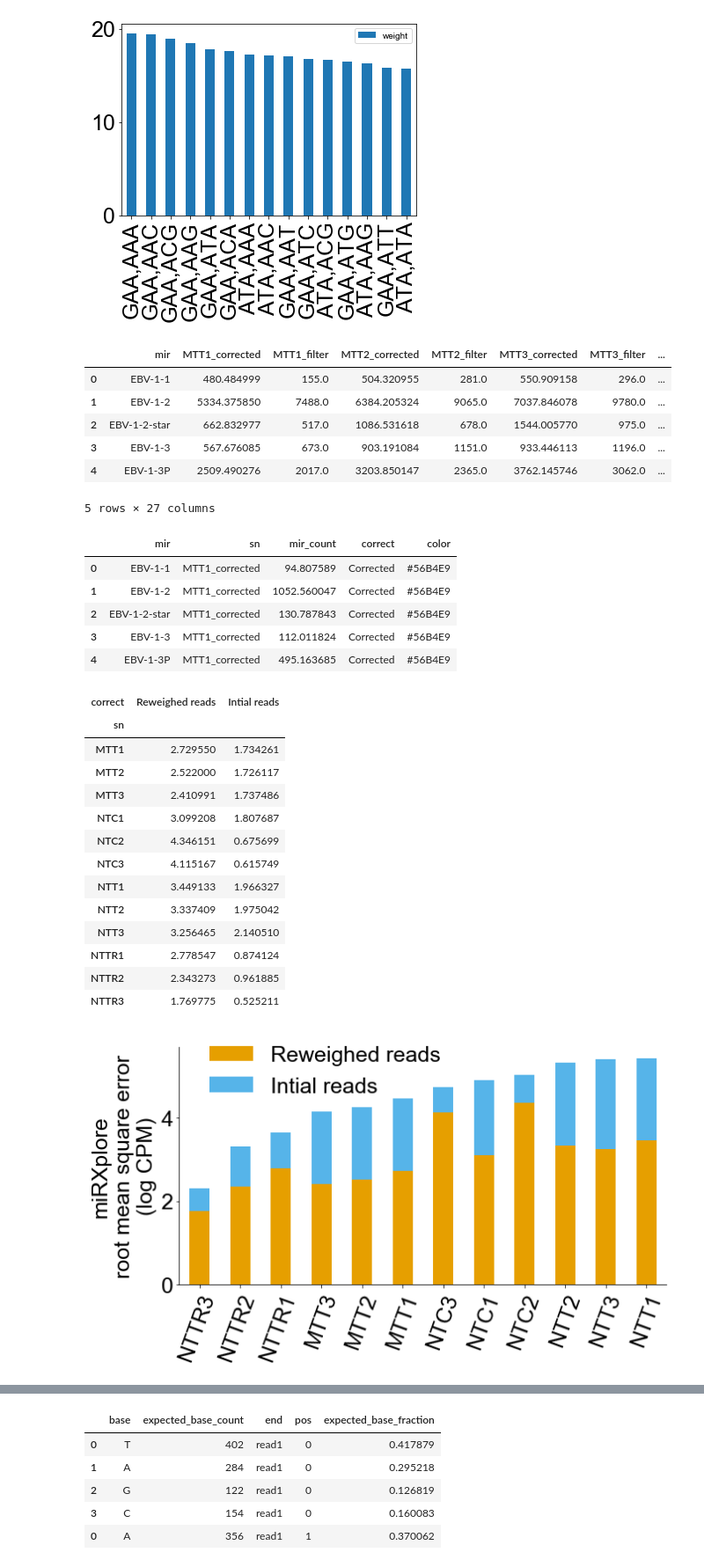
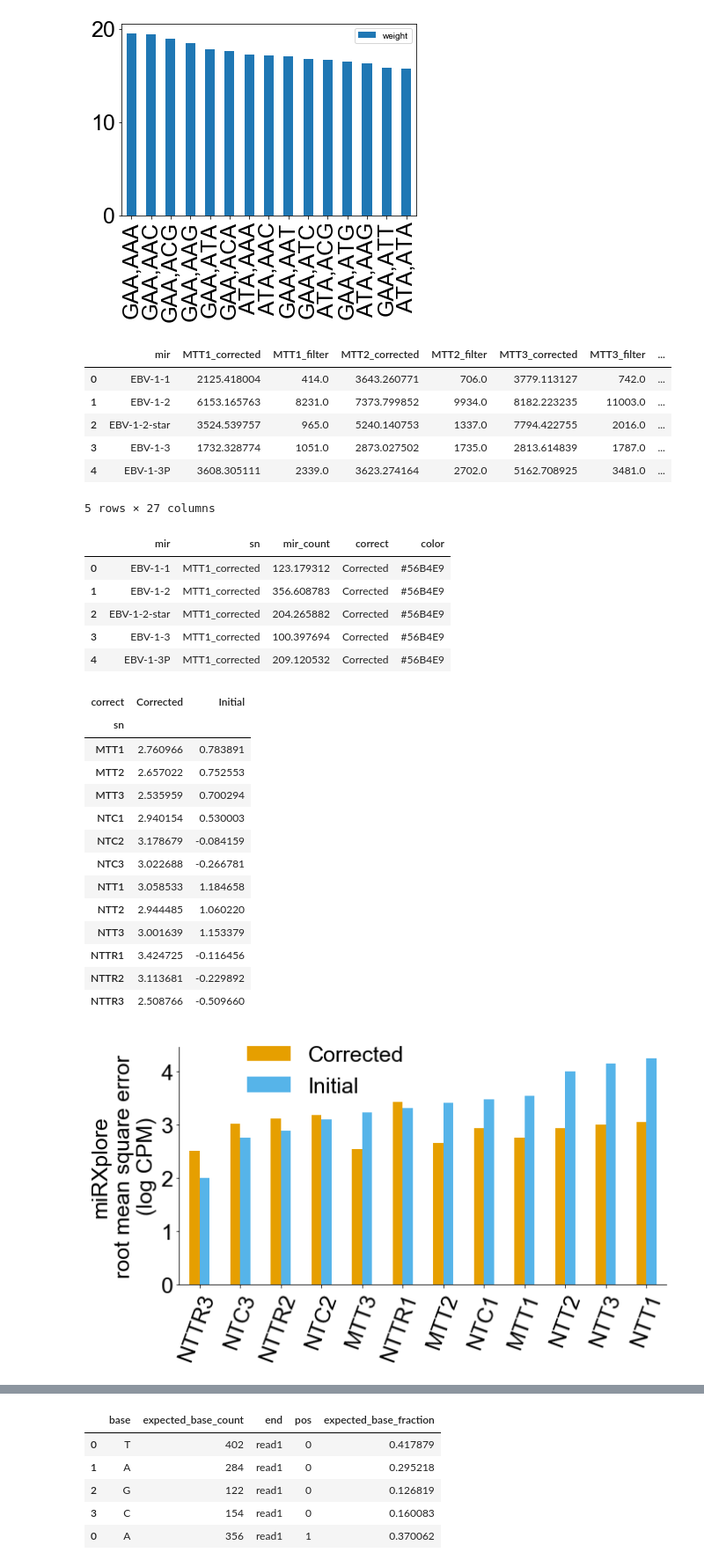
Before and after one commit to wckdouglas/tgirt_smRNA, a Jupyter notebook: scripts/reweighted_reads.ipynb, the cells around one changed output, grey strips where cells are left out. Shown at 88% size. Drawn from its saved outputs; the diff is of its cells as text; code cells hidden in the pictures.

```diff
--- a/scripts/reweighted_reads.ipynb
+++ b/scripts/reweighted_reads.ipynb
@@ -63,15 +63,17 @@ pd.DataFrame().from_dict(weights, orient='index', columns=['weight']) \
 <matplotlib.axes._subplots.AxesSubplot at 0x...>
 [figure]
 # %%
-df = pd.read_feather('/stor/work/Lambowitz/cdw2854/miRNA/new_NTT/MiR/mir_count.feather')
+NTA = '.no_NTA'
+#NTA=''
+df = pd.read_feather('/stor/work/Lambowitz/cdw2854/miRNA/new_NTT/MiR/mir_count{NTA}.feather'.format(NTA=NTA))
 df.head()
 # %% [output]
 |  | mir | MTT1_corrected | MTT1_filter | MTT2_corrected | MTT2_filter | MTT3_corrected | MTT3_filter | ... |
-| 0 | EBV-1-1 | 480.484999 | 155.0 | 504.320955 | 281.0 | 550.909158 | 296.0 | ... |
-| 1 | EBV-1-2 | 5334.375850 | 7488.0 | 6384.205324 | 9065.0 | 7037.846078 | 9780.0 | ... |
-| 2 | EBV-1-2-star | 662.832977 | 517.0 | 1086.531618 | 678.0 | 1544.005770 | 975.0 | ... |
-| 3 | EBV-1-3 | 567.676085 | 673.0 | 903.191084 | 1151.0 | 933.446113 | 1196.0 | ... |
-| 4 | EBV-1-3P | 2509.490276 | 2017.0 | 3203.850147 | 2365.0 | 3762.145746 | 3062.0 | ... |
+| 0 | EBV-1-1 | 2125.418004 | 414.0 | 3643.260771 | 706.0 | 3779.113127 | 742.0 | ... |
+| 1 | EBV-1-2 | 6153.165763 | 8231.0 | 7373.799852 | 9934.0 | 8182.223235 | 11003.0 | ... |
+| 2 | EBV-1-2-star | 3524.539757 | 965.0 | 5240.140753 | 1337.0 | 7794.422755 | 2016.0 | ... |
+| 3 | EBV-1-3 | 1732.328774 | 1051.0 | 2873.027502 | 1735.0 | 2813.614839 | 1787.0 | ... |
+| 4 | EBV-1-3P | 3608.305111 | 2339.0 | 3623.274164 | 2702.0 | 5162.708925 | 3481.0 | ... |
 5 rows × 27 columns
 # %%
 ce = color_encoder()
@@ -86,11 +88,11 @@ mir_df = df\
 mir_df.head()
 # %% [output]
 |  | mir | sn | mir_count | correct | color |
-| 0 | EBV-1-1 | MTT1_corrected | 94.807589 | Corrected | #56B4E9 |
-| 1 | EBV-1-2 | MTT1_corrected | 1052.560047 | Corrected | #56B4E9 |
-| 2 | EBV-1-2-star | MTT1_corrected | 130.787843 | Corrected | #56B4E9 |
-| 3 | EBV-1-3 | MTT1_corrected | 112.011824 | Corrected | #56B4E9 |
-| 4 | EBV-1-3P | MTT1_corrected | 495.163685 | Corrected | #56B4E9 |
+| 0 | EBV-1-1 | MTT1_corrected | 123.179312 | Corrected | #56B4E9 |
+| 1 | EBV-1-2 | MTT1_corrected | 356.608783 | Corrected | #56B4E9 |
+| 2 | EBV-1-2-star | MTT1_corrected | 204.265882 | Corrected | #56B4E9 |
+| 3 | EBV-1-3 | MTT1_corrected | 100.397694 | Corrected | #56B4E9 |
+| 4 | EBV-1-3P | MTT1_corrected | 209.120532 | Corrected | #56B4E9 |
 # %%
 rmse = mir_df \
     .groupby(['sn','correct','color'], as_index=False)\
@@ -100,42 +102,49 @@ rmse = mir_df \
     .pipe(pd.pivot_table, index=['sn'], columns = 'correct', values='mir_count') \
     .assign(Initial = lambda d: d.Uncorrected - d.Corrected) \
     .drop('Uncorrected', axis=1) \
-    .filter(['Corrected', 'Initial'])\
-    .rename(columns = {'Corrected':'Reweighed reads','Initial':'Intial reads'})
+#    .filter(['Corrected', 'Initial'])\
+#    .rename(columns = {'Corrected':'Reweighted reads','Initial':'Intial reads'})
 
 rmse
 # %% [output]
-| correct | Reweighed reads | Intial reads |
+| correct | Corrected | Initial |
 | sn |  |  |
-| MTT1 | 2.729550 | 1.734261 |
-| MTT2 | 2.522000 | 1.726117 |
-| MTT3 | 2.410991 | 1.737486 |
-| NTC1 | 3.099208 | 1.807687 |
-| NTC2 | 4.346151 | 0.675699 |
-| NTC3 | 4.115167 | 0.615749 |
-| NTT1 | 3.449133 | 1.966327 |
-| NTT2 | 3.337409 | 1.975042 |
-| NTT3 | 3.256465 | 2.140510 |
-| NTTR1 | 2.778547 | 0.874124 |
-| NTTR2 | 2.343273 | 0.961885 |
-| NTTR3 | 1.769775 | 0.525211 |
+| MTT1 | 2.760966 | 0.783891 |
+| MTT2 | 2.657022 | 0.752553 |
+| MTT3 | 2.535959 | 0.700294 |
+| NTC1 | 2.940154 | 0.530003 |
+| NTC2 | 3.178679 | -0.084159 |
+| NTC3 | 3.022688 | -0.266781 |
+| NTT1 | 3.058533 | 1.184658 |
+| NTT2 | 2.944485 | 1.060220 |
+| NTT3 | 3.001639 | 1.153379 |
+| NTTR1 | 3.424725 | -0.116456 |
+| NTTR2 | 3.113681 | -0.229892 |
+| NTTR3 | 2.508766 | -0.509660 |
 # %%
 fig = plt.figure(figsize=(10,5))
 ax = plt.subplot()
-rmse\
+rmse_df = rmse\
     .assign(total = lambda d: d.sum(axis=1))\
     .sort_values('total')\
-    .drop('total', axis=1)\
-    .plot.bar(stacked=True, ax = ax, color = okabeito_palette() )
+    .drop('total', axis=1)
+
+if NTA ==  '.no_NTA':
+    rmse_df['Initial'] = rmse_df['Corrected'] + rmse_df['Initial']
+    stacked=False
+else:
+    stacked=True
+rmse_df.plot.bar(stacked=stacked, ax = ax, color = okabeito_palette() )
 sns.despine()
 ax.legend(fontsize=25, frameon=False, loc='center', bbox_to_anchor=(0.3,0.9))
 xts = []
 for xt in ax.get_xticklabels():
     xts.append(xt.get_text().split('_')[0])
 ax.set_xticklabels(xts, rotation=70, rotation_mode = 'anchor', ha='right')
 ax.set_xlabel('')
 ax.set_ylabel('miRXplore\nroot mean square error\n(log CPM)')
-fig.savefig('../figures/reweighted_rmse.pdf', bbox_inches='tight')
+figname = '../figures/reweighted_rmse{NTA}.pdf'.format(NTA=NTA)
+fig.savefig(figname, bbox_inches='tight')
 # %% [output]
-[figure, old version]
+[figure, new version]
 # %%
```
Also changed, not shown: parts of 4 cells of this notebook, 1 other file.
